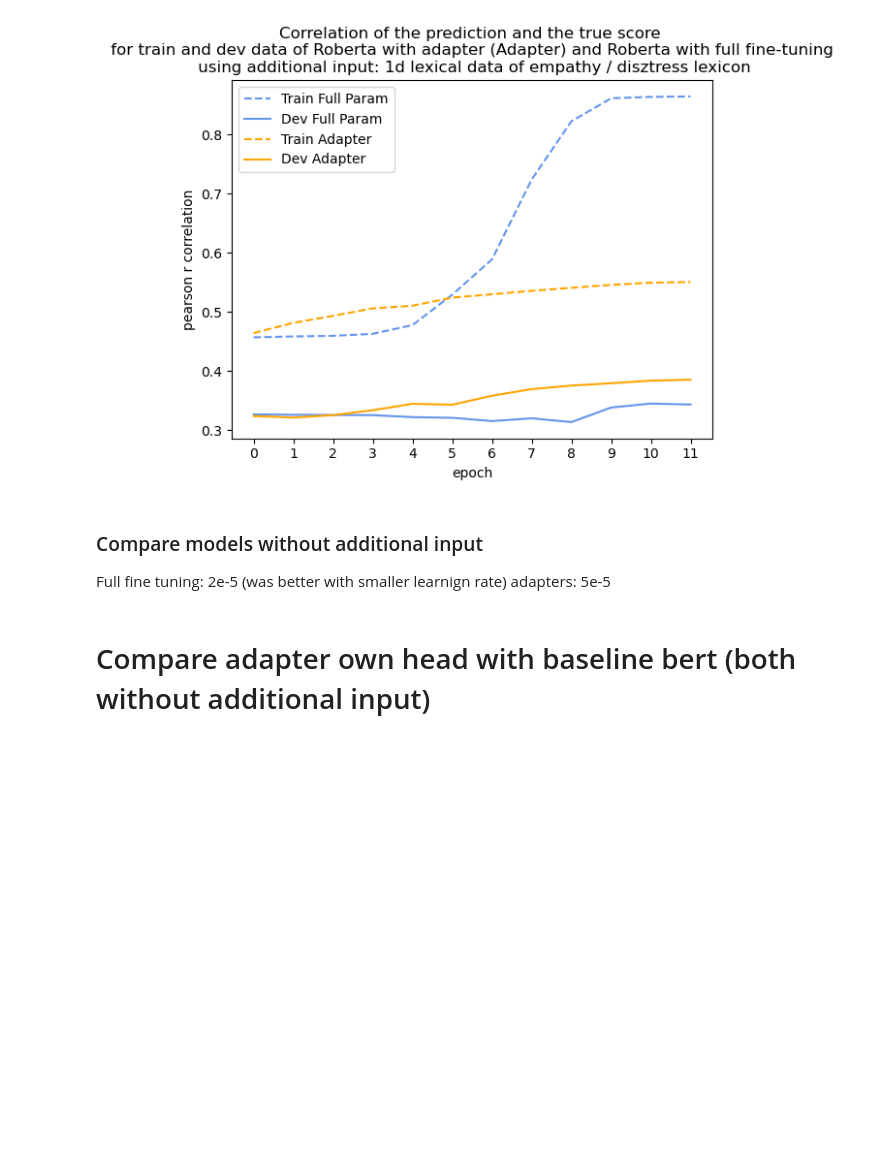
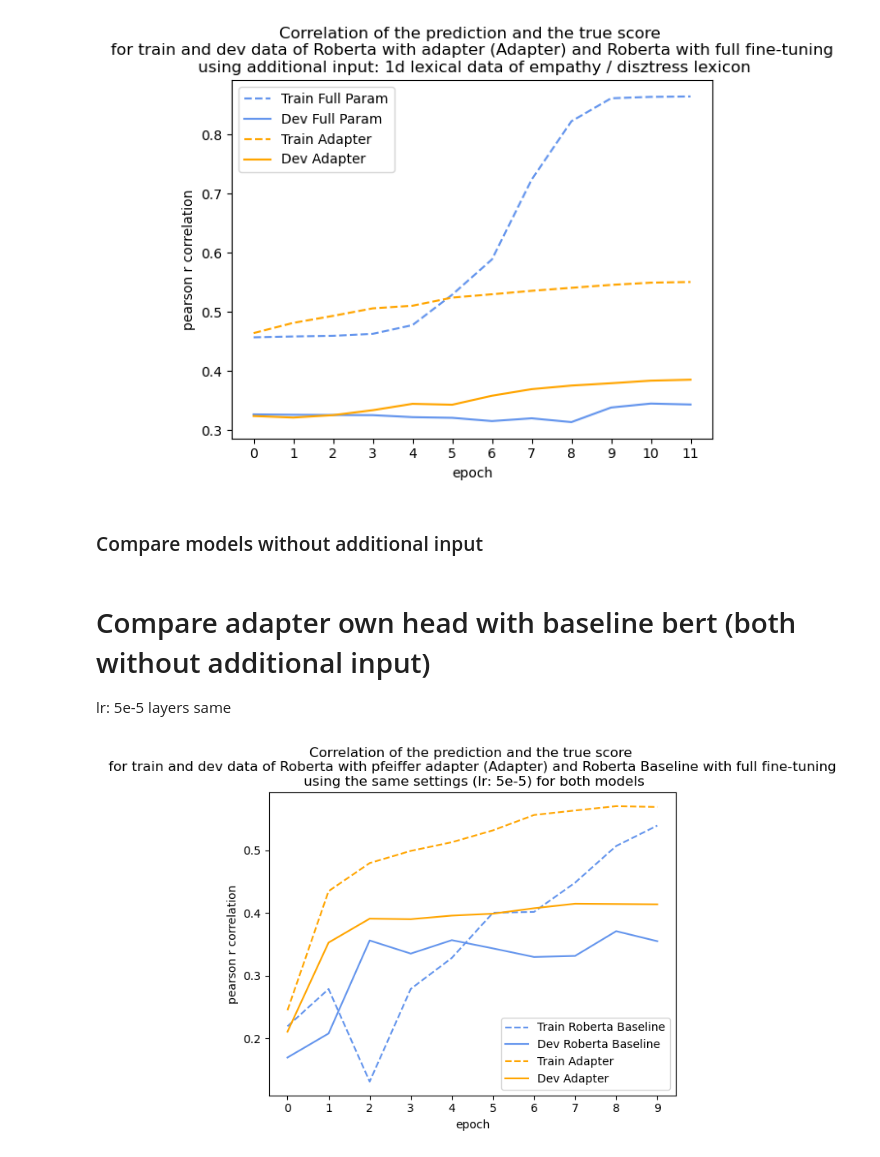
Before and after one commit to myrazma/2022_Masterthesis_Code, a Jupyter notebook: analysis/model_analysis.ipynb, the cells around one changed output. Saved outputs shown, nothing was run; the diff lists cells and outputs as text; code cells hidden in the pictures; blank space fills up the shorter version.

```diff
--- a/analysis/model_analysis.ipynb
+++ b/analysis/model_analysis.ipynb
@@ -89,7 +89,25 @@ plt.show()
 [figure]
 # %% [markdown]
 ### Compare models without additional input
-Full fine tuning: 2e-5 (was better with smaller learnign rate)
-adapters: 5e-5
 # %% [markdown]
 # Compare adapter own head with baseline bert (both without additional input)
+lr: 5e-5
+layers same
+# %%
+adapter_model = pd.read_csv('../output/history_adapters_distress_22-04-12_1202.csv')
+adapter_model.epoch = adapter_model.epoch.astype(int)
+roberta_baseline = pd.read_csv('../output/history_baseline_distress_22-04-12_1223.csv')
+roberta_baseline.epoch = roberta_baseline.epoch.astype(int)
+# %%
+plt.plot(roberta_baseline[['train_corr']], label='Train Roberta Baseline', c='cornflowerblue', linestyle="--")
+plt.plot(roberta_baseline[['dev_corr']], label='Dev Roberta Baseline', c='cornflowerblue', linestyle="-")
+plt.plot(adapter_model[['train_corr']], label='Train Adapter', c='orange', linestyle="--")
+plt.plot(adapter_model[['dev_corr']], label='Dev Adapter', c='orange', linestyle="-")
+plt.title('Correlation of the prediction and the true score \n for train and dev data of Roberta with pfeiffer adapter (Adapter) and Roberta Baseline with full fine-tuning \n using the same settings (lr: 5e-5) for both models')
+plt.ylabel('pearson r correlation')
+plt.xlabel('epoch')
+plt.xticks(np.array(range(adapter_model.epoch.max() + 1)))
+plt.legend()
+plt.show()
+# %% [output]
+[figure, added]
```
Also changed, not shown: 1 other file.
